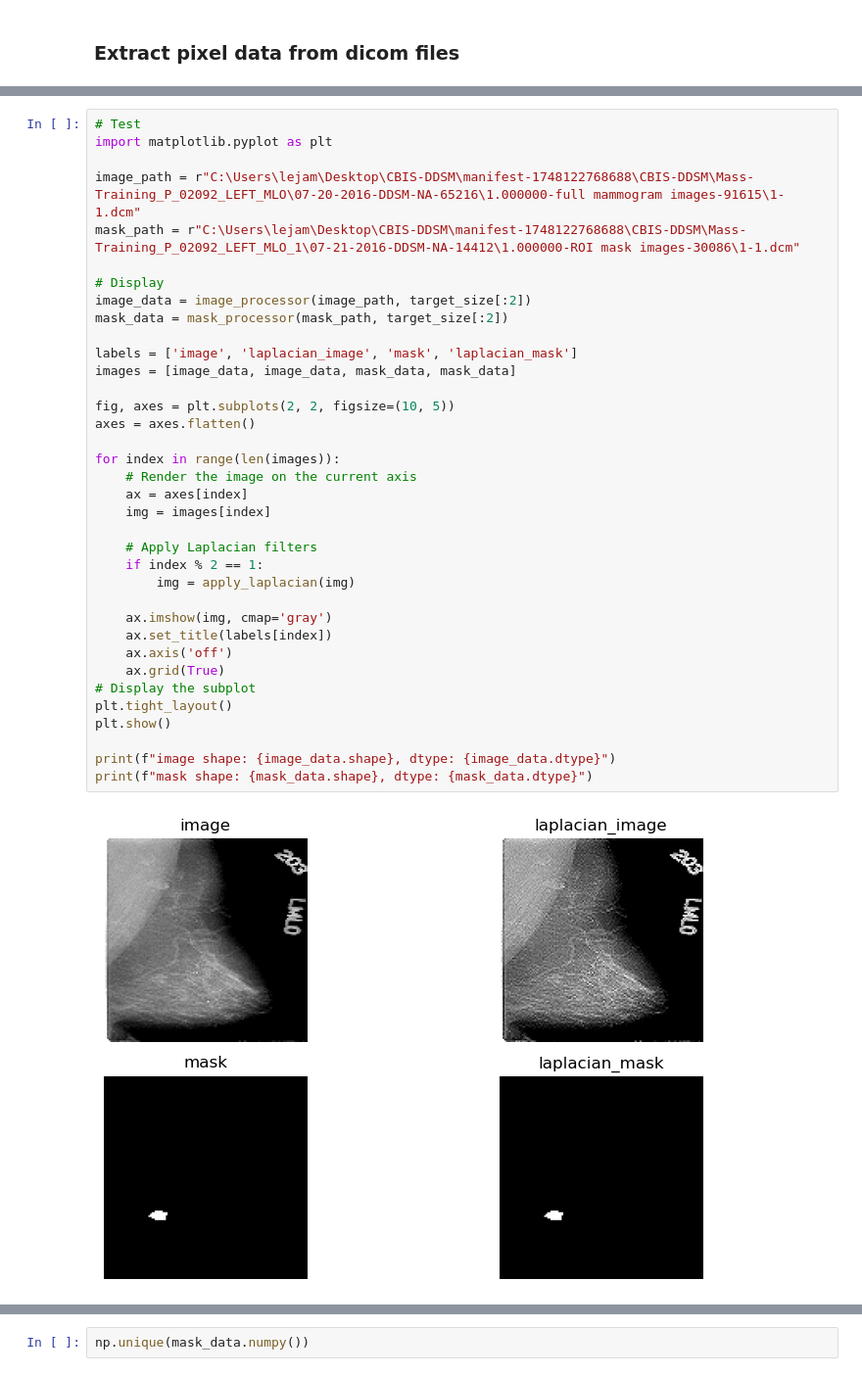
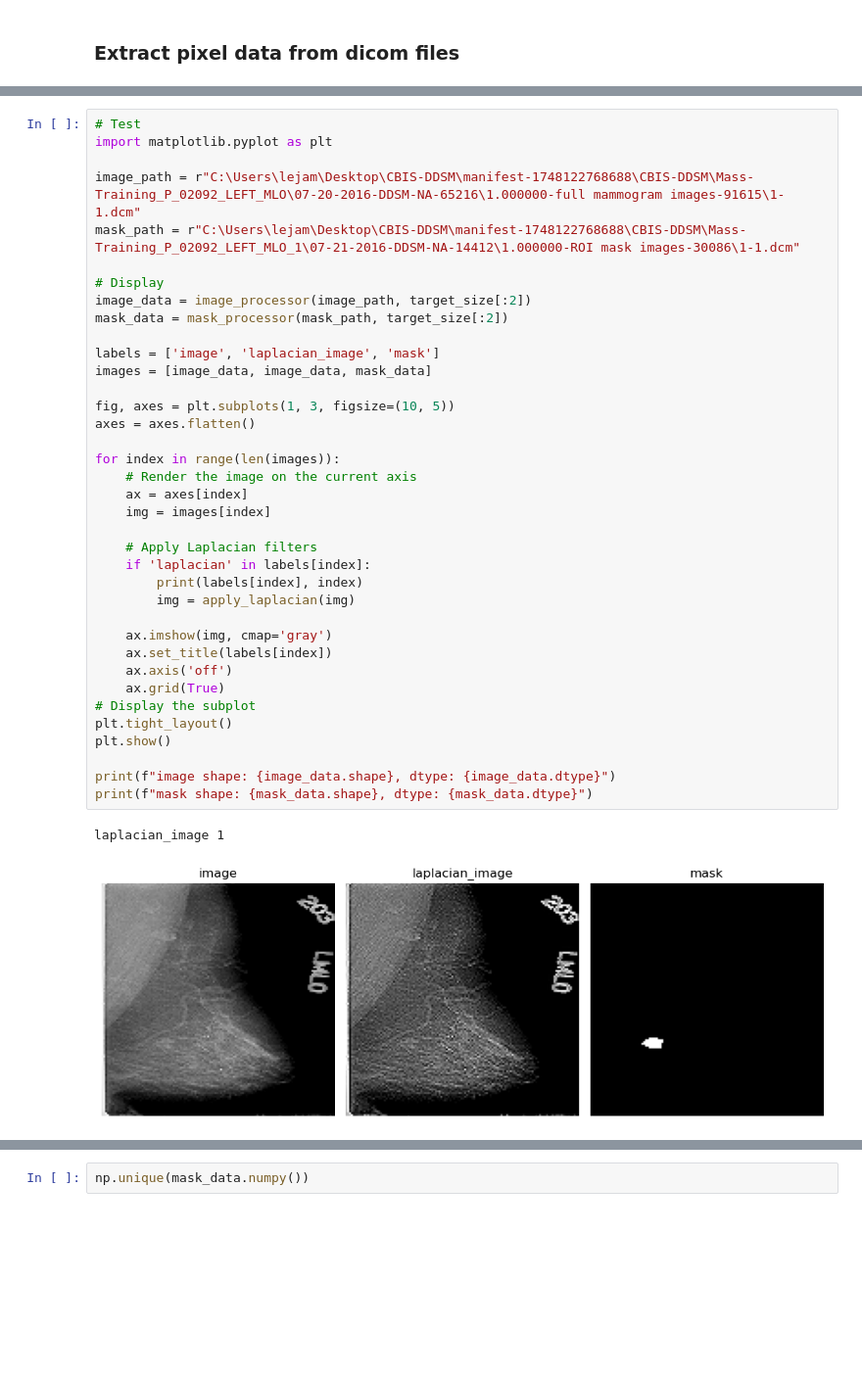
Before and after one commit to we1c0me2s0rapark/UoL-FP, a Jupyter notebook: Model.ipynb, the cells around one changed output, grey strips where cells are left out. Shown at 98% size. Drawn from its saved outputs; the diff is of its cells as text; blank space fills up the shorter version.

```diff
--- a/Model.ipynb
+++ b/Model.ipynb
@@ -172,35 +173,37 @@ import matplotlib.pyplot as plt
 
 image_path = r"C:\Users\lejam\Desktop\CBIS-DDSM\manifest-1748122768688\CBIS-DDSM\Mass-Training_P_02092_LEFT_MLO\07-20-2016-DDSM-NA-65216\1.000000-full mammogram images-91615\1-1.dcm"
 mask_path = r"C:\Users\lejam\Desktop\CBIS-DDSM\manifest-1748122768688\CBIS-DDSM\Mass-Training_P_02092_LEFT_MLO_1\07-21-2016-DDSM-NA-14412\1.000000-ROI mask images-30086\1-1.dcm"
 
 # Display
 image_data = image_processor(image_path, target_size[:2])
 mask_data = mask_processor(mask_path, target_size[:2])
 
-labels = ['image', 'laplacian_image', 'mask', 'laplacian_mask']
-images = [image_data, image_data, mask_data, mask_data]
+labels = ['image', 'laplacian_image', 'mask']
+images = [image_data, image_data, mask_data]
 
-fig, axes = plt.subplots(2, 2, figsize=(10, 5))
+fig, axes = plt.subplots(1, 3, figsize=(10, 5))
 axes = axes.flatten()
 
 for index in range(len(images)):
     # Render the image on the current axis
     ax = axes[index]
     img = images[index]
 
     # Apply Laplacian filters
-    if index % 2 == 1:
+    if 'laplacian' in labels[index]:
+        print(labels[index], index)
         img = apply_laplacian(img)
 
     ax.imshow(img, cmap='gray')
     ax.set_title(labels[index])
     ax.axis('off')
     ax.grid(True)
 # Display the subplot
 plt.tight_layout()
 plt.show()
 
 print(f"image shape: {image_data.shape}, dtype: {image_data.dtype}")
 print(f"mask shape: {mask_data.shape}, dtype: {mask_data.dtype}")
 # %% [output]
+laplacian_image 1
-[figure, old version]
+[figure, new version]
```
Also changed, not shown: parts of 35 cells of this notebook, 2 other files.
